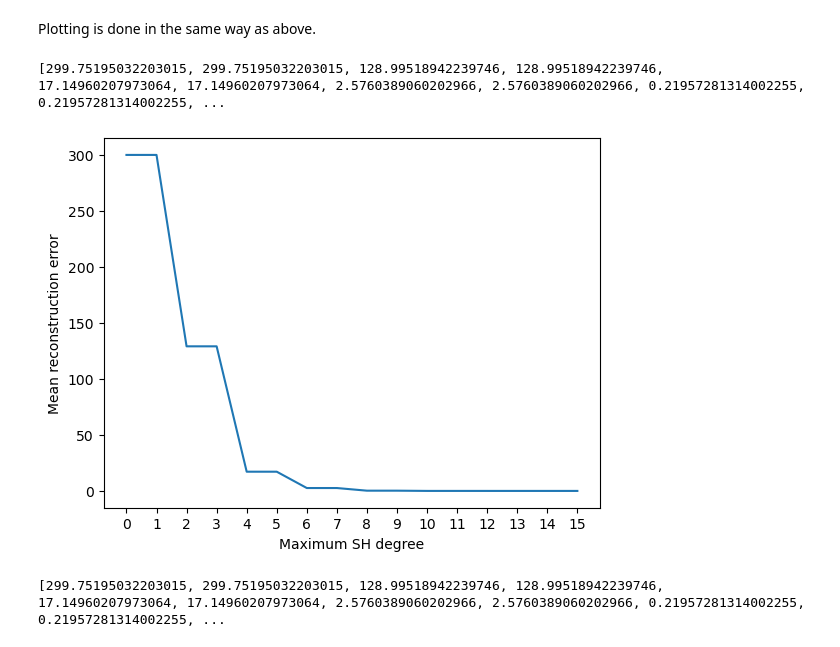
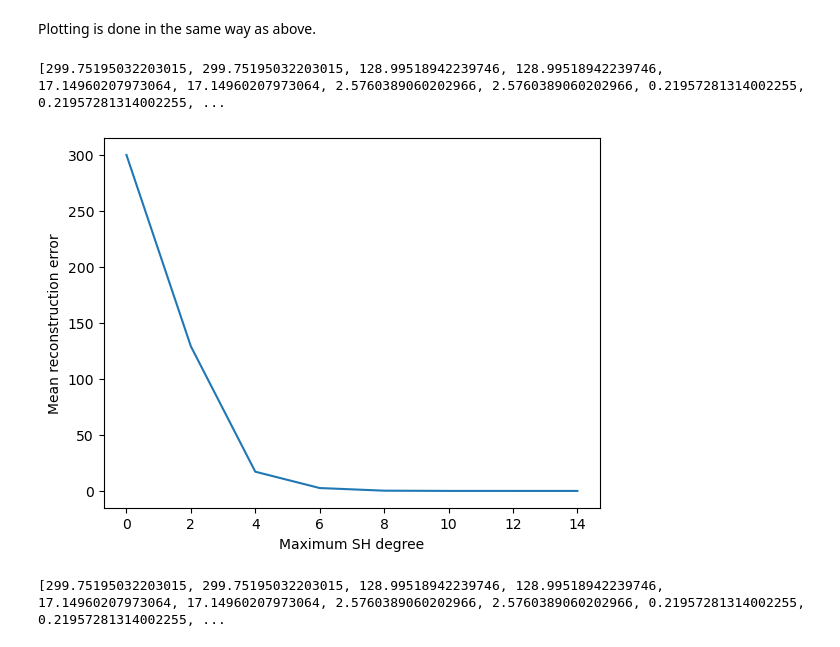
Before and after one commit to AlesRessler/AlesMScProject, a Jupyter notebook: 06 Spherical harmonics visualisation.ipynb, the cells around one changed output. Cells and saved outputs as stored; diff of their text form; code cells hidden in the pictures.

```diff
--- a/06 Spherical harmonics visualisation.ipynb
+++ b/06 Spherical harmonics visualisation.ipynb
@@ -116,4 +116,10 @@ all_mean_reconstruction_errors
  4.513999051091054e-12,
  3.1529149661461513e-12,
  3.1529149661461513e-12]
+# %%
+even_degree_mean_reconstruction_errors = []
+
+for i in range(len(all_mean_reconstruction_errors)):
+    if(i % 2 == 0):
+        even_degree_mean_reconstruction_errors.append(all_mean_reconstruction_errors[i])
 # %%
@@ -194,36 +200,43 @@ for max_degree in range(max_degree_upper_limit):
     expansion_coefficients = spherical_fourier_transform @ voxel
     inverse_spherical_fourier_transform = get_inverse_spherical_fourier_transform(design_matrix)
 
     all_expansion_coefficients.append(expansion_coefficients)
     all_inverse_spherical_fourier_transforms.append(inverse_spherical_fourier_transform)
 
 all_reconstructed_signals = []
 
 for max_degree in range(max_degree_upper_limit):
     reconstructed_signal = all_inverse_spherical_fourier_transforms[max_degree] @ all_expansion_coefficients[max_degree]
     all_reconstructed_signals.append(reconstructed_signal)
 
 all_reconstruction_errors = []
 
 for max_degree in range(max_degree_upper_limit):
     reconstruction_errors = voxel - all_reconstructed_signals[max_degree]
     all_reconstruction_errors.append(reconstruction_errors)
 
 all_mean_reconstruction_errors = []
 
 for max_degree in range(max_degree_upper_limit):
     mean_reconstruction_error = np.mean(np.absolute(all_reconstruction_errors[max_degree]))
     all_mean_reconstruction_errors.append(mean_reconstruction_error)
 
 print(all_mean_reconstruction_errors)
-plt.plot(range(max_degree_upper_limit),all_mean_reconstruction_errors)
-plt.xticks(range(max_degree_upper_limit))
+
+even_degree_mean_reconstruction_errors = []
+
+for i in range(len(all_mean_reconstruction_errors)):
+    if(i % 2 == 0):
+        even_degree_mean_reconstruction_errors.append(all_mean_reconstruction_errors[i])
+
+plt.plot(range(0,max_degree_upper_limit,2),even_degree_mean_reconstruction_errors)
+plt.xticks(range(0,max_degree_upper_limit,2))
 plt.xlabel("Maximum SH degree")
 plt.ylabel("Mean reconstruction error")
 plt.show()
 # %% [output]
 [299.75195032203015, 299.75195032203015, 128.99518942239746, 128.99518942239746, 17.14960207973064, 17.14960207973064, 2.5760389060202966, 2.5760389060202966, 0.21957281314002255, 0.21957281314002255, ...
-[figure, old version]
+[figure, new version]
 # %%
 print(all_mean_reconstruction_errors)
 # %% [output]
```
Also changed, not shown: parts of 2 cells of this notebook.
